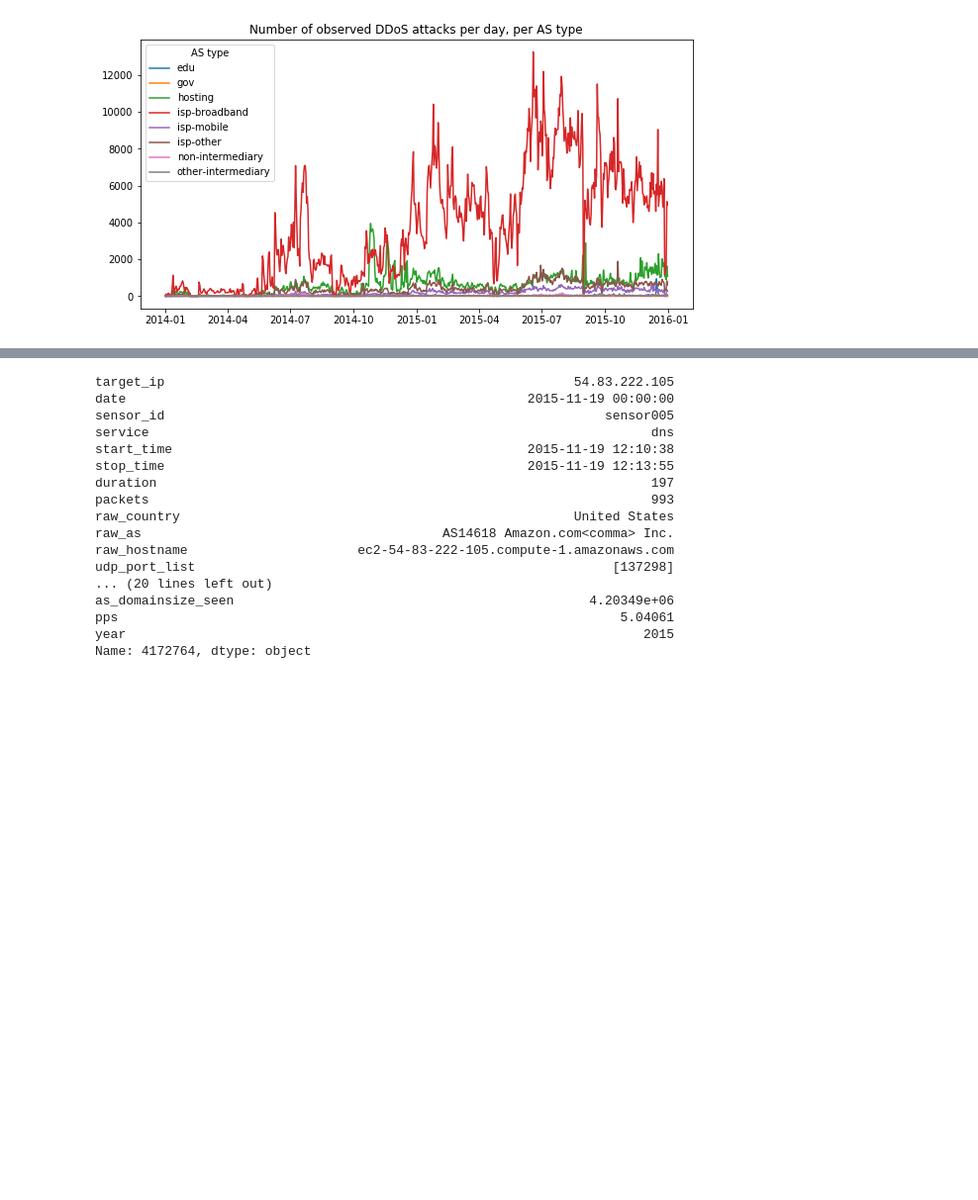
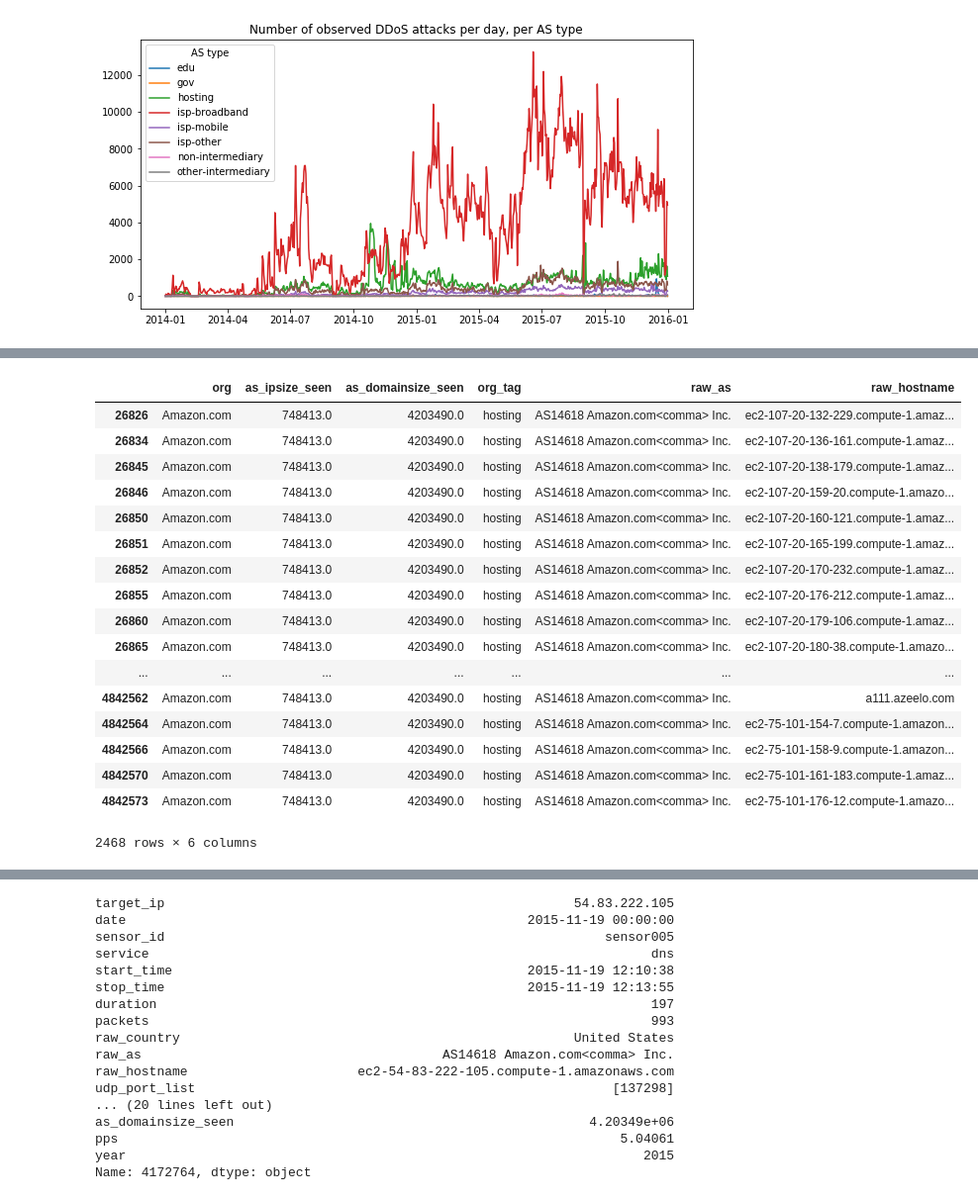
Before and after one commit to WKSu/WM0824TU-economics-of-cybersecurity-DDoS, a Jupyter notebook: block3-SecurityInvestments/securityInvestments.ipynb, the cells around one changed output, grey strips where cells are left out. Shown at 99% size. Drawn from its saved outputs; the diff is of its cells as text; code cells hidden in the pictures; blank space fills up the shorter version.

```diff
--- a/block3-SecurityInvestments/securityInvestments.ipynb
+++ b/block3-SecurityInvestments/securityInvestments.ipynb
@@ -126,3 +328,25 @@ Name: org, dtype: int64
+# %%
+(asesHosting.loc[asesHosting.org == "Amazon.com"]
+                [["org", "as_ipsize_seen", "as_domainsize_seen", "org_tag", "raw_as", "raw_hostname"]].drop_duplicates())
+# %% [output]
+|  | org | as_ipsize_seen | as_domainsize_seen | org_tag | raw_as | raw_hostname |
+| 26826 | Amazon.com | 748413.0 | 4203490.0 | hosting | AS14618 Amazon.com<comma> Inc. | ec2-107-20-132-229.compute-1.amaz... |
+| 26834 | Amazon.com | 748413.0 | 4203490.0 | hosting | AS14618 Amazon.com<comma> Inc. | ec2-107-20-136-161.compute-1.amaz... |
+| 26845 | Amazon.com | 748413.0 | 4203490.0 | hosting | AS14618 Amazon.com<comma> Inc. | ec2-107-20-138-179.compute-1.amaz... |
+| 26846 | Amazon.com | 748413.0 | 4203490.0 | hosting | AS14618 Amazon.com<comma> Inc. | ec2-107-20-159-20.compute-1.amazo... |
+| 26850 | Amazon.com | 748413.0 | 4203490.0 | hosting | AS14618 Amazon.com<comma> Inc. | ec2-107-20-160-121.compute-1.amaz... |
+| 26851 | Amazon.com | 748413.0 | 4203490.0 | hosting | AS14618 Amazon.com<comma> Inc. | ec2-107-20-165-199.compute-1.amaz... |
+| 26852 | Amazon.com | 748413.0 | 4203490.0 | hosting | AS14618 Amazon.com<comma> Inc. | ec2-107-20-170-232.compute-1.amaz... |
+| 26855 | Amazon.com | 748413.0 | 4203490.0 | hosting | AS14618 Amazon.com<comma> Inc. | ec2-107-20-176-212.compute-1.amaz... |
+| 26860 | Amazon.com | 748413.0 | 4203490.0 | hosting | AS14618 Amazon.com<comma> Inc. | ec2-107-20-179-106.compute-1.amaz... |
+| 26865 | Amazon.com | 748413.0 | 4203490.0 | hosting | AS14618 Amazon.com<comma> Inc. | ec2-107-20-180-38.compute-1.amazo... |
+| ... | ... | ... | ... | ... | ... | ... |
+| 4842562 | Amazon.com | 748413.0 | 4203490.0 | hosting | AS14618 Amazon.com<comma> Inc. | a111.azeelo.com |
+| 4842564 | Amazon.com | 748413.0 | 4203490.0 | hosting | AS14618 Amazon.com<comma> Inc. | ec2-75-101-154-7.compute-1.amazon... |
+| 4842566 | Amazon.com | 748413.0 | 4203490.0 | hosting | AS14618 Amazon.com<comma> Inc. | ec2-75-101-158-9.compute-1.amazon... |
+| 4842570 | Amazon.com | 748413.0 | 4203490.0 | hosting | AS14618 Amazon.com<comma> Inc. | ec2-75-101-161-183.compute-1.amaz... |
+| 4842573 | Amazon.com | 748413.0 | 4203490.0 | hosting | AS14618 Amazon.com<comma> Inc. | ec2-75-101-176-12.compute-1.amazo... |
+2468 rows × 6 columns
 # %%
 # number of attacks against hosting providers per day, per org
 
```
Also changed, not shown: parts of 22 cells of this notebook, 1 other file.
